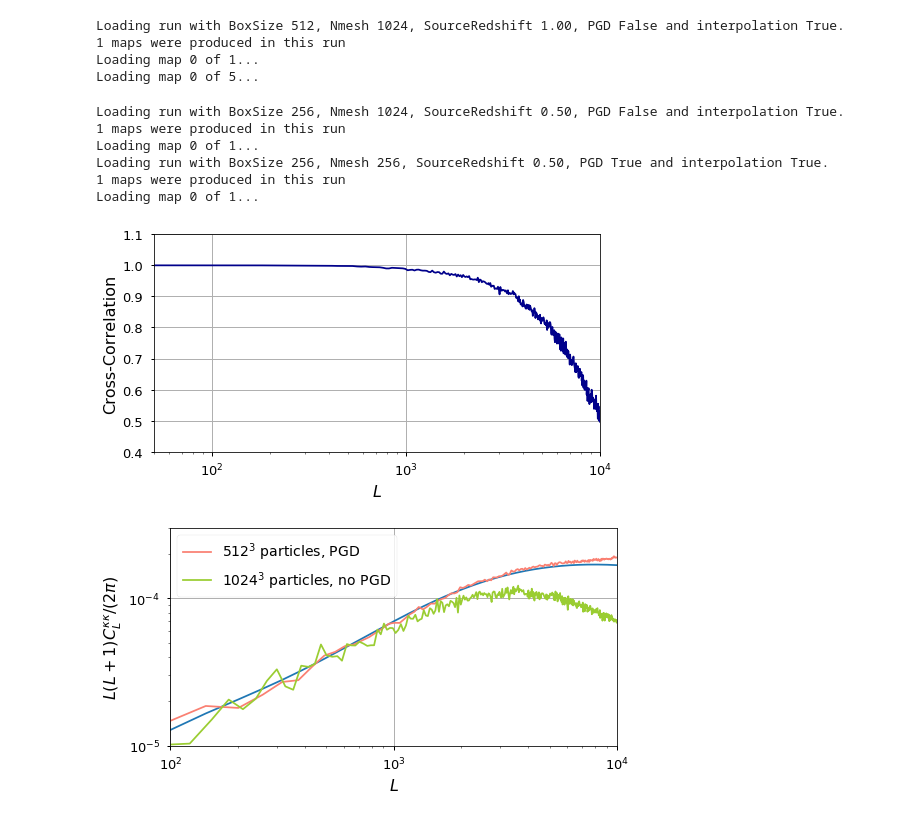
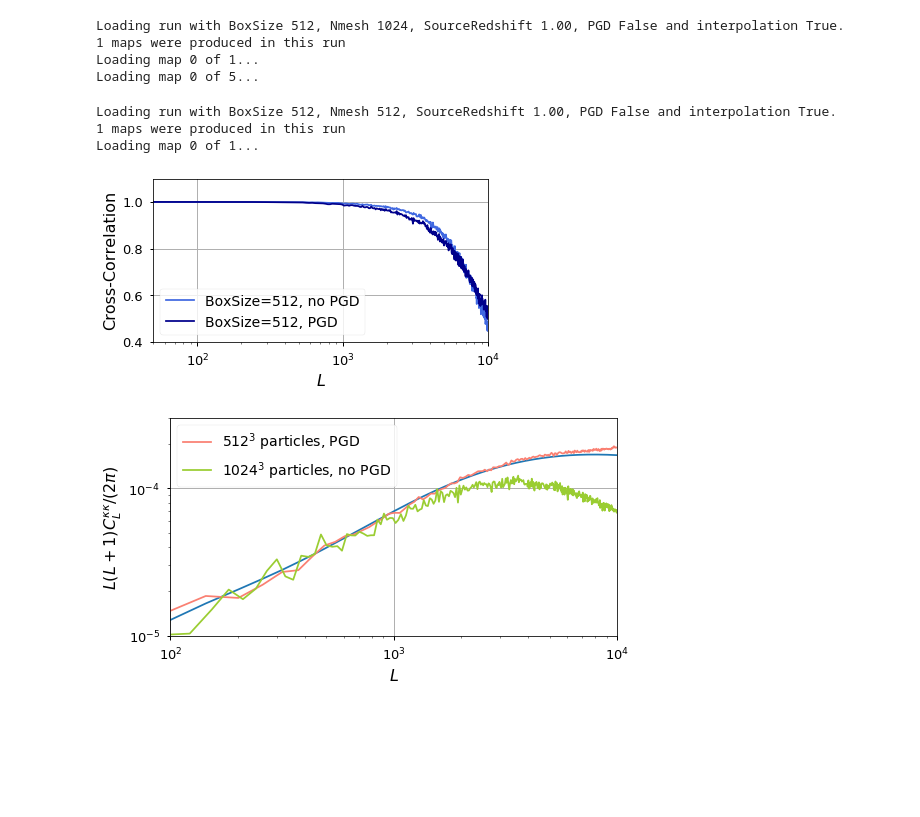
Before and after one commit to VMBoehm/MADLens, a Jupyter notebook: notebooks/PlotResults-publications.ipynb, the cells around one changed output. Drawn from its saved outputs; the diff is of its cells as text; code cells hidden in the pictures; blank space fills up the shorter version.

Commit message:
cross correlation plot

```diff
--- a/notebooks/PlotResults-publications.ipynb
+++ b/notebooks/PlotResults-publications.ipynb
@@ -425,35 +425,36 @@ Loading map 0 of 5...
 # %%
 # run = Run(githash='211ec75', label='cross_test', rnum=0, local_path='../')
 # map_highres_05 = run.get_map(0.5,0)
-# run = Run(githash='1328c5a', label='cross_test', rnum=0, local_path='../')
-# comp_map_05 = run.get_map(0.5,0)
+run = Run(githash='0d2350a', label='cross_test', rnum=0, local_path='../')
+comp_map_noPGD = run.get_map(1.0,0)
 # %% [output]
-Loading run with BoxSize 256, Nmesh 1024, SourceRedshift 0.50, PGD False and interpolation True.
+Loading run with BoxSize 512, Nmesh 512, SourceRedshift 1.00, PGD False and interpolation True.
 1 maps were produced in this run
 Loading map 0 of 1...
-Loading run with BoxSize 256, Nmesh 256, SourceRedshift 0.50, PGD True and interpolation True.
-1 maps were produced in this run
-Loading map 0 of 1...
 # %%
 cross_power = FFTPower(first=map_highres,second=comp_map, mode='1d').power
+cross_power2 = FFTPower(first=map_highres,second=comp_map_noPGD, mode='1d').power
 power1 = FFTPower(first=comp_map,second=comp_map, mode='1d').power
 power2 = FFTPower(first=map_highres,second=map_highres, mode='1d').power
+power3 = FFTPower(first=comp_map_noPGD,second=comp_map_noPGD, mode='1d').power
 # comparison with no PGD
 # cross_power_05 = FFTPower(first=map_highres_05,second=comp_map_05, mode='1d').power
 # power1_05 = FFTPower(first=comp_map_05,second=comp_map_05, mode='1d').power
 # power2_05 = FFTPower(first=map_highres_05,second=map_highres_05, mode='1d').power
 
-plt.figure(figsize=(8,4))
-#plt.semilogx(cross_power_05['k'],abs(cross_power_05['power'])/abs(np.sqrt(power1_05['power']*power2_05['power'])),color='royalblue', label='BoxSize=512')
-plt.semilogx(cross_power['k'],abs(cross_power['power'])/abs(np.sqrt(power1['power']*power2['power'])),color='darkblue', label='BoxSize=512')
+plt.figure(figsize=(6,3))
+plt.plot(cross_power['k'],abs(cross_power2['power'])/abs(np.sqrt(power3['power']*power2['power'])),color='royalblue', label='BoxSize=512, no PGD')
+plt.semilogx(cross_power['k'],abs(cross_power['power'])/abs(np.sqrt(power1['power']*power2['power'])),color='darkblue', label='BoxSize=512, PGD')
 plt.xlabel('$L$',fontsize=16)
 plt.ylabel('Cross-Correlation',fontsize=16)
 plt.xlim(50,1e4)
 plt.ylim(0.4,1.1)
+plt.legend(fontsize=14)
 plt.grid()
+plt.savefig(os.path.join(PLOTPATH,'cross_corr.pdf'),bbox_inches='tight')
 plt.show()
 # %% [output]
-[figure, old version]
+[figure, new version]
 # %%
 plt.figure(figsize=(8,4))
 l= cross_power['k']
```
